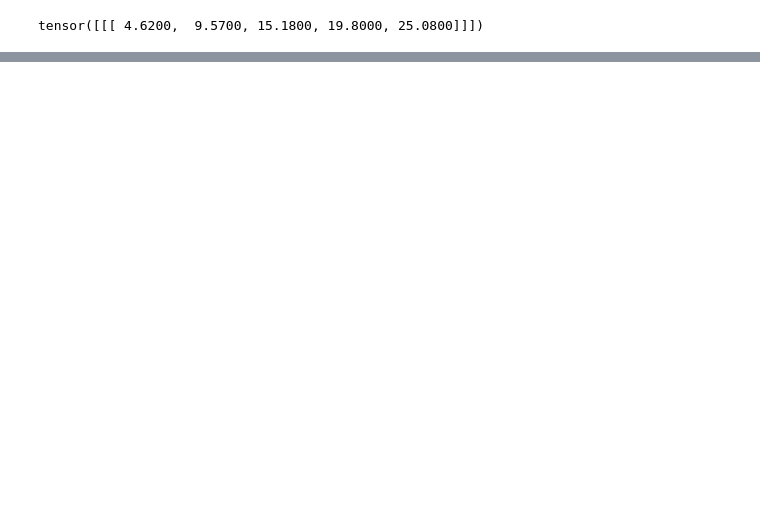
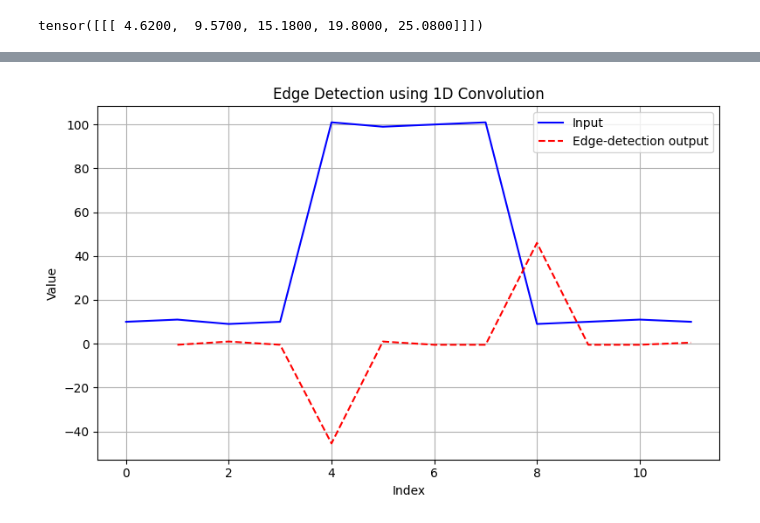
Before and after one commit to PhonxayMax/Math-and-Architectures-of-Deep-Learning, a Jupyter notebook: CH10_1dconv_with_custom_weights.ipynb, the cells around one changed output, grey strips where cells are left out. Cells and saved outputs as stored; diff of their text form; code cells hidden in the pictures; blank space fills up the shorter version.

```diff
--- a/CH10_1dconv_with_custom_weights.ipynb
+++ b/CH10_1dconv_with_custom_weights.ipynb
@@ -22,0 +99,32 @@ tensor([[[ 4.6200,  9.5700, 15.1800, 19.8000, 25.0800]]])
+# %%
+import torch
+import matplotlib.pyplot as plt
+
+# Define input signal (same as Listing 10.3)
+x = torch.tensor([10., 11., 9., 10., 101., 99., 100., 101., 9., 10., 11., 10.])
+w = torch.tensor([0.5, -0.5])  # Edge detection kernel
+
+# Reshape to [batch, channels, length]
+x = x.unsqueeze(0).unsqueeze(0)
+w = w.unsqueeze(0).unsqueeze(0)
+
+# Apply convolution using torch.nn.functional
+y = torch.nn.functional.conv1d(x, w, stride=1)
+
+# Convert to numpy for plotting
+x_np = x.squeeze().numpy()
+y_np = y.squeeze().numpy()
+
+# Plot
+plt.figure(figsize=(8, 5))
+plt.plot(range(len(x_np)), x_np, label='Input', color='blue')
+plt.plot(range(1, len(y_np) + 1), y_np, '--', label='Edge-detection output', color='red')
+plt.title('Edge Detection using 1D Convolution')
+plt.xlabel('Index')
+plt.ylabel('Value')
+plt.legend()
+plt.grid(True)
+plt.tight_layout()
+plt.show()
+# %% [output]
+[figure, added]
```
Also changed, not shown: parts of 18 cells of this notebook.
